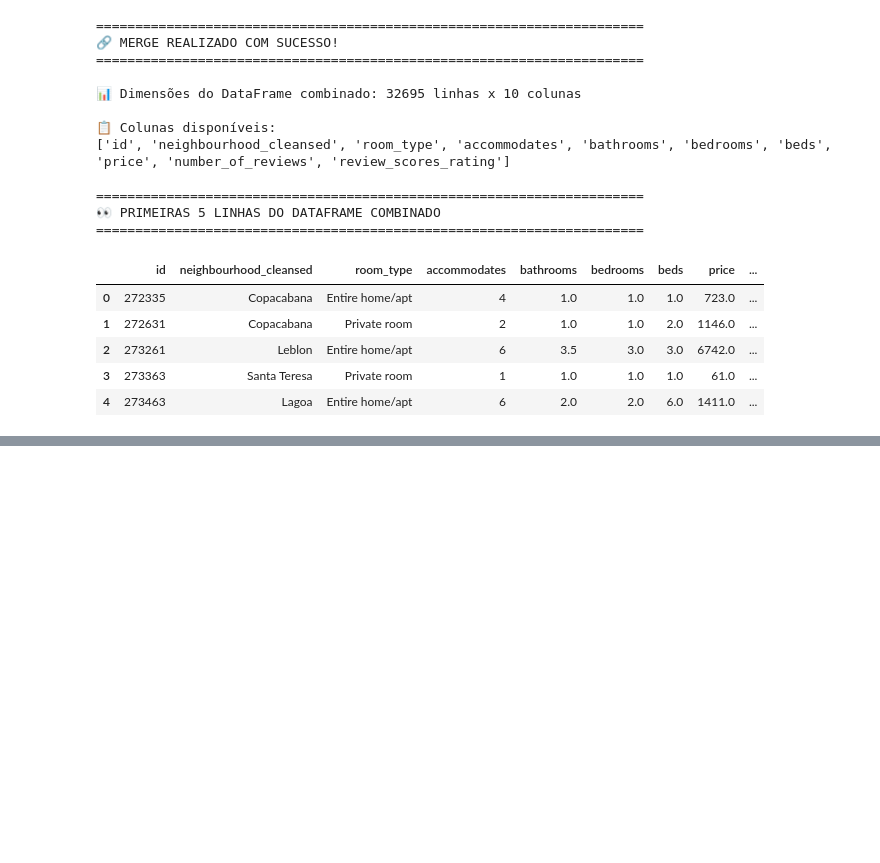
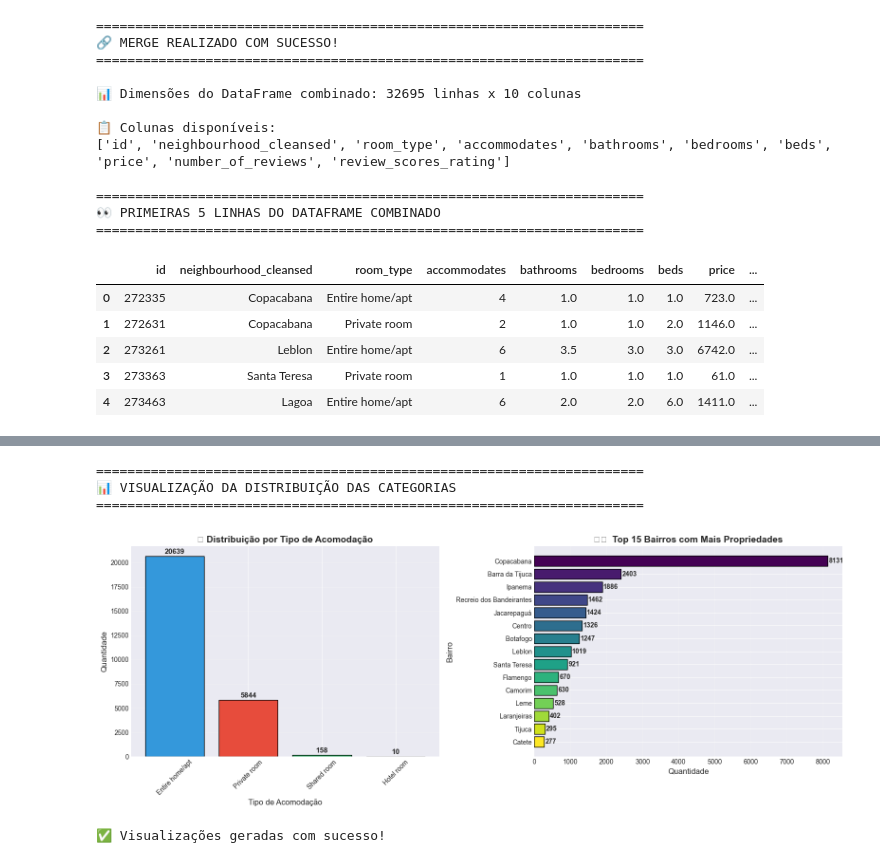
Before and after one commit to Laurentius96/Organizing_and_analyzing_Airbnb_data, a Jupyter notebook: main.ipynb, the cells around one changed output, grey strips where cells are left out. Saved outputs shown, nothing was run; the diff lists cells and outputs as text; code cells hidden in the pictures; blank space fills up the shorter version.

```diff
--- a/main.ipynb
+++ b/main.ipynb
@@ -373,0 +733,52 @@ display(df.head())
+# %%
+# ====================================================================
+# 4.3 VISUALIZAÇÃO DA DISTRIBUIÇÃO DAS CATEGORIAS
+# ====================================================================
+
+print("=" * 70)
+print("📊 VISUALIZAÇÃO DA DISTRIBUIÇÃO DAS CATEGORIAS")
+print("=" * 70)
+
+# Criar subplots
+fig, axes = plt.subplots(1, 2, figsize=(16, 6))
+
+# Gráfico 1: Distribuição de room_type
+room_type_counts = df_encoded["room_type"].value_counts()
+colors_room = ["#3498db", "#e74c3c", "#2ecc71", "#f39c12"]
+
+axes[0].bar(room_type_counts.index, room_type_counts.values, color=colors_room, edgecolor="black")
+axes[0].set_title("🏠 Distribuição por Tipo de Acomodação", fontsize=14, fontweight="bold")
+axes[0].set_xlabel("Tipo de Acomodação", fontsize=12)
+axes[0].set_ylabel("Quantidade", fontsize=12)
+axes[0].tick_params(axis="x", rotation=45)
+axes[0].grid(axis="y", alpha=0.3)
+
+# Adicionar valores nas barras
+for i, v in enumerate(room_type_counts.values):
+    axes[0].text(i, v + 100, str(v), ha="center", va="bottom", fontsize=11, fontweight="bold")
+
+# Gráfico 2: Top 15 bairros
+neighbourhood_counts = df_encoded["neighbourhood_cleansed"].value_counts().head(15)
+colors_neighbourhood = plt.cm.viridis(np.linspace(0, 1, 15))
+
+axes[1].barh(neighbourhood_counts.index, neighbourhood_counts.values, color=colors_neighbourhood, edgecolor="black")
+axes[1].set_title("🏘️  Top 15 Bairros com Mais Propriedades", fontsize=14, fontweight="bold")
+axes[1].set_xlabel("Quantidade", fontsize=12)
+axes[1].set_ylabel("Bairro", fontsize=12)
+axes[1].invert_yaxis()
+axes[1].grid(axis="x", alpha=0.3)
+
+# Adicionar valores nas barras
+for i, v in enumerate(neighbourhood_counts.values):
+    axes[1].text(v + 30, i, str(v), va="center", fontsize=10, fontweight="bold")
+
+plt.tight_layout()
+plt.show()
+
+print("\n✅ Visualizações geradas com sucesso!")
+# %% [output]
+======================================================================
+📊 VISUALIZAÇÃO DA DISTRIBUIÇÃO DAS CATEGORIAS
+======================================================================
+[figure, added]
+✅ Visualizações geradas com sucesso!
```
Also changed, not shown: parts of 11 cells of this notebook.
